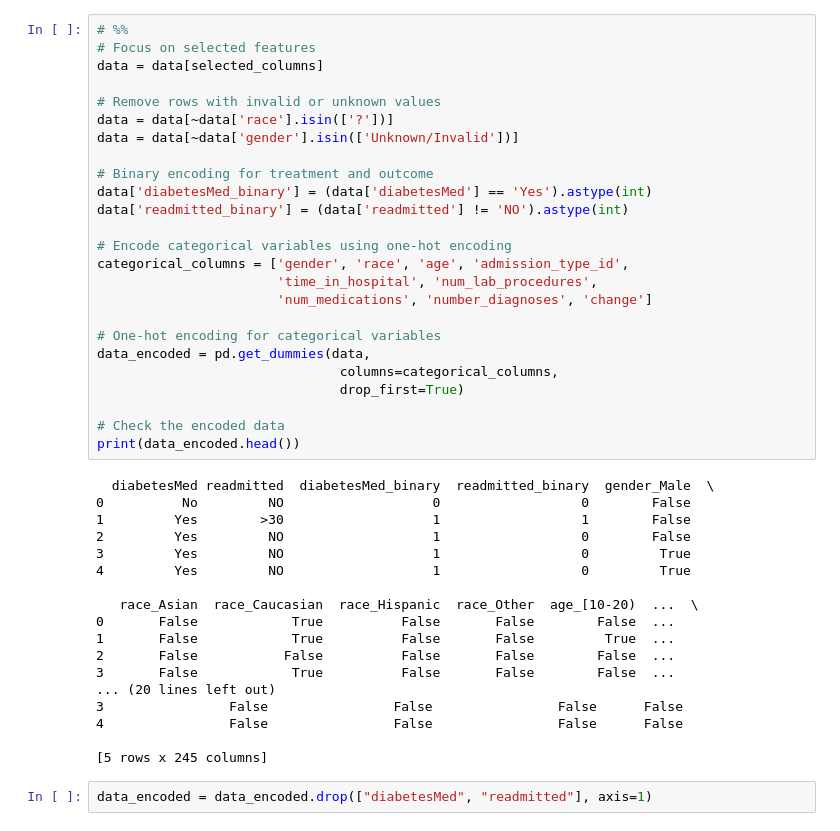
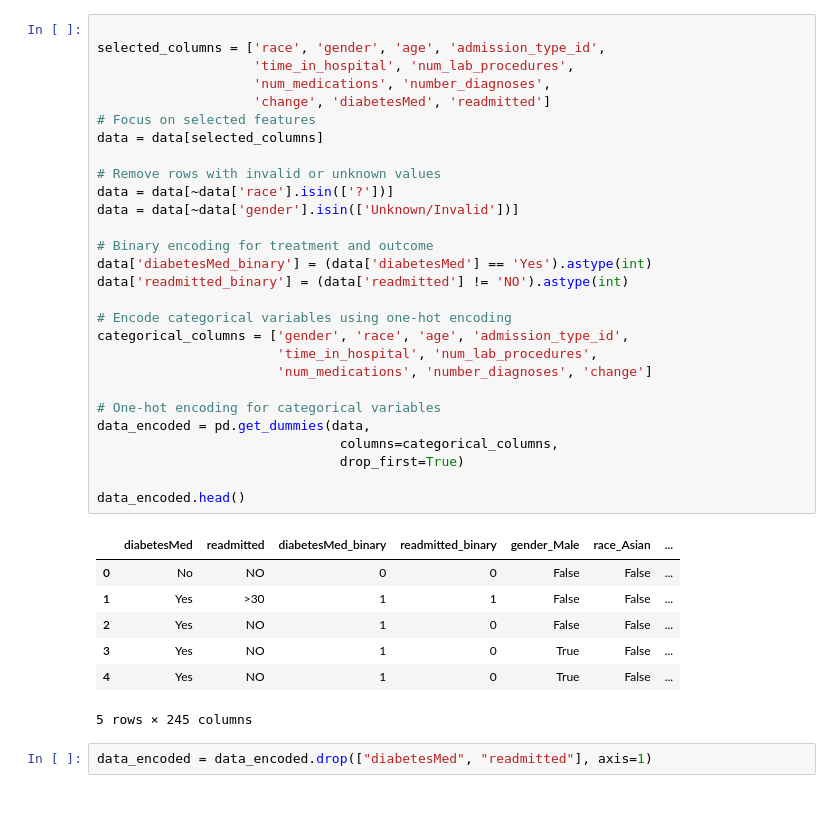
Before and after one commit to aueskinj/Data-Science-Projects, a Jupyter notebook: CausalML/healthcareml/healthcarecausalml.ipynb, the cells around one changed output. Cells and saved outputs as stored; diff of their text form; blank space fills up the shorter version.

```diff
--- a/CausalML/healthcareml/healthcarecausalml.ipynb
+++ b/CausalML/healthcareml/healthcarecausalml.ipynb
@@ -81,46 +48,39 @@ Name: count, Length: 298, dtype: int64
 # %%
-# %%
+
+selected_columns = ['race', 'gender', 'age', 'admission_type_id',
+                    'time_in_hospital', 'num_lab_procedures',
+                    'num_medications', 'number_diagnoses',
+                    'change', 'diabetesMed', 'readmitted']
 # Focus on selected features
 data = data[selected_columns]
 
 # Remove rows with invalid or unknown values
 data = data[~data['race'].isin(['?'])]
 data = data[~data['gender'].isin(['Unknown/Invalid'])]
 
 # Binary encoding for treatment and outcome
 data['diabetesMed_binary'] = (data['diabetesMed'] == 'Yes').astype(int)
 data['readmitted_binary'] = (data['readmitted'] != 'NO').astype(int)
 
 # Encode categorical variables using one-hot encoding
 categorical_columns = ['gender', 'race', 'age', 'admission_type_id',
                        'time_in_hospital', 'num_lab_procedures',
                        'num_medications', 'number_diagnoses', 'change']
 
 # One-hot encoding for categorical variables
 data_encoded = pd.get_dummies(data,
                                columns=categorical_columns,
                                drop_first=True)
 
-# Check the encoded data
-print(data_encoded.head())
+data_encoded.head()
 # %% [output]
+|  | diabetesMed | readmitted | diabetesMed_binary | readmitted_binary | gender_Male | race_Asian | ... |
+| 0 | No | NO | 0 | 0 | False | False | ... |
+| 1 | Yes | >30 | 1 | 1 | False | False | ... |
+| 2 | Yes | NO | 1 | 0 | False | False | ... |
+| 3 | Yes | NO | 1 | 0 | True | False | ... |
+| 4 | Yes | NO | 1 | 0 | True | False | ... |
-  diabetesMed readmitted  diabetesMed_binary  readmitted_binary  gender_Male  \
-0          No         NO                   0                  0        False
-1         Yes        >30                   1                  1        False
-2         Yes         NO                   1                  0        False
-3         Yes         NO                   1                  0         True
-4         Yes         NO                   1                  0         True
-
-   race_Asian  race_Caucasian  race_Hispanic  race_Other  age_[10-20)  ...  \
-0       False            True          False       False        False  ...
-1       False            True          False       False         True  ...
-2       False           False          False       False        False  ...
-3       False            True          False       False        False  ...
-... (20 lines left out)
-3                False                False                False      False
-4                False                False                False      False
-
-[5 rows x 245 columns]
+5 rows × 245 columns
 # %%
 data_encoded = data_encoded.drop(["diabetesMed", "readmitted"], axis=1)
 # %%
```
Also changed, not shown: parts of 38 cells of this notebook, 3 other files.
